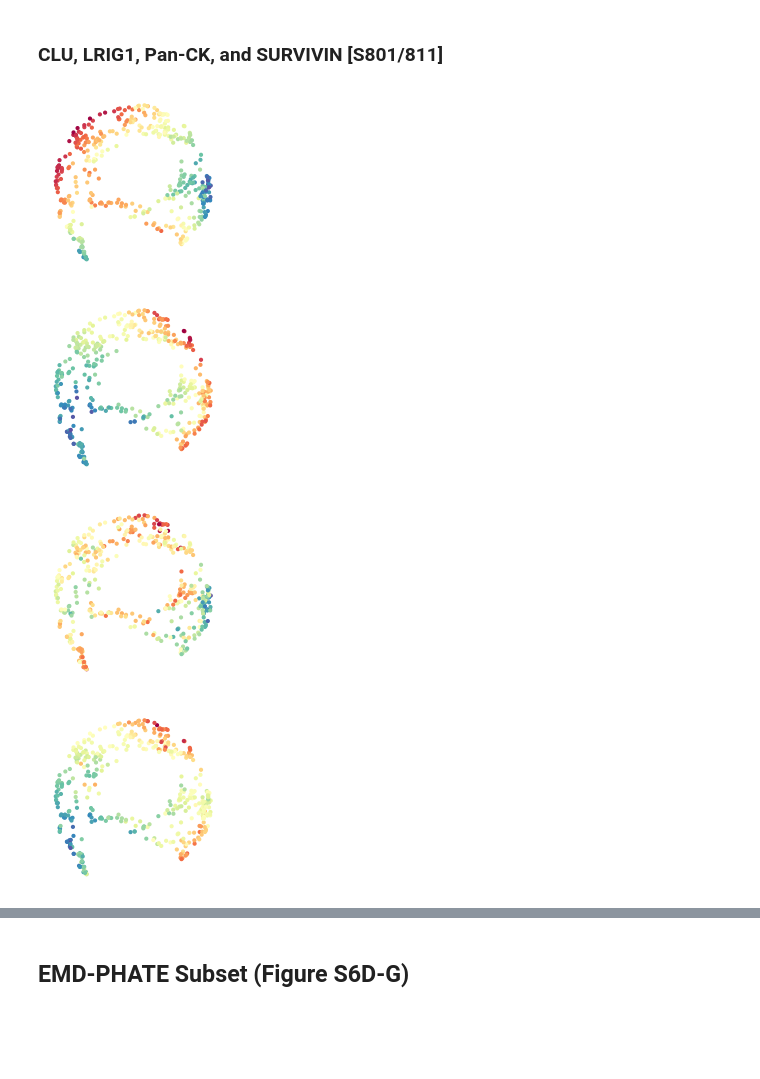
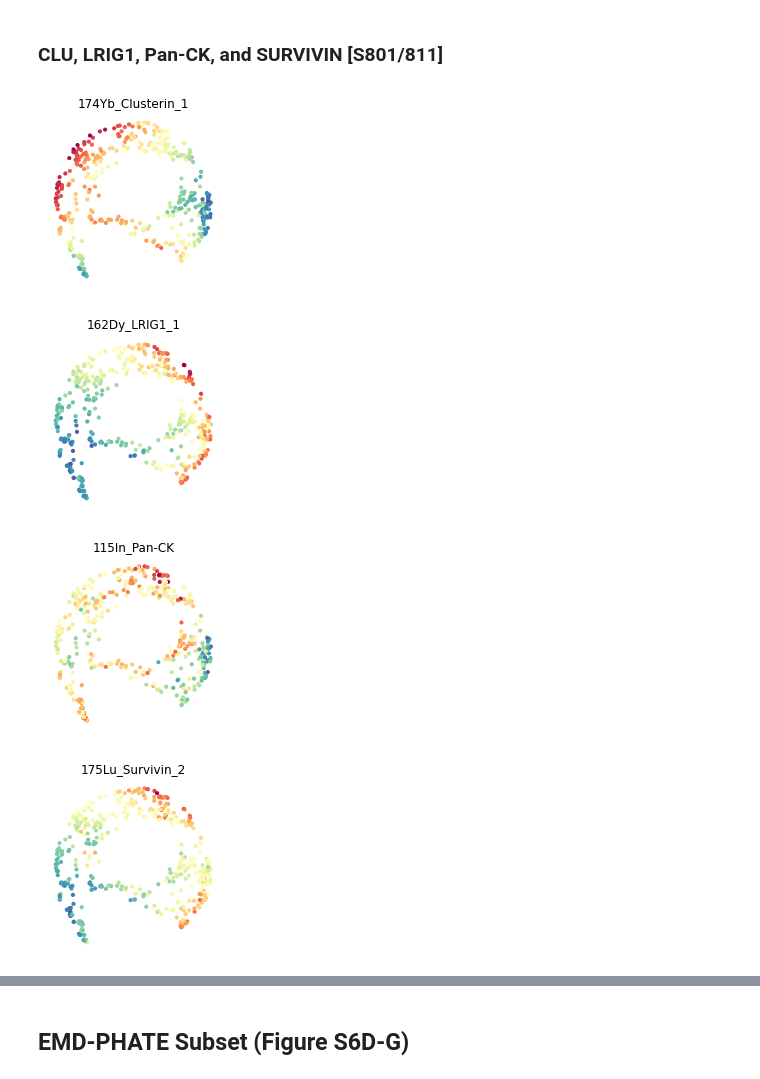
Before and after one commit to TAPE-Lab/Qin-CardosoRodriguez-et-al, a Jupyter notebook: Figure6-S6/Signal Perturbation/signal-perturbation_fig-6-s6.ipynb, the cells around one changed output, grey strips where cells are left out. Drawn from its saved outputs; the diff is of its cells as text; code cells hidden in the pictures; blank space fills up the shorter version.

```diff
--- a/Figure6-S6/Signal Perturbation/signal-perturbation_fig-6-s6.ipynb
+++ b/Figure6-S6/Signal Perturbation/signal-perturbation_fig-6-s6.ipynb
@@ -229,28 +231,29 @@ for facet in facets:
 # %%
 for marker in ["174Yb_Clusterin_1",  "162Dy_LRIG1_1", "115In_Pan-CK","175Lu_Survivin_2"]:
     fig, ax = plt.subplots(1, 1, figsize=(2.2, 2.2))
     fig = scprep.plot.scatter2d(
         Y_phate_df.iloc[:, -2:],
         c=Y_phate_df.loc[:, marker],
         cmap=sns.color_palette("Spectral_r", as_cmap=True),
         ticks=False,
         s=4,
         xlabel="",
         ylabel="",
         legend=False,
-        title="",
+        title=marker,
+        fontsize=5,
         ax=ax,
     )
     fig.axis("off")
     # plt.savefig(
     #     f"{output_dir}/EMD-PHATE_WNT-EGF-Gradient_{marker}.pdf",
     #     bbox_inches="tight",
     #     )
 # %% [output]
-[figure, old version]
+[figure, new version]
-[figure, old version]
+[figure, new version]
-[figure, old version]
+[figure, new version]
-[figure, old version]
+[figure, new version]
 [interactive output not drawn]
 # %% [markdown]
 ## EMD-PHATE Subset (Figure S6D-G)
```
Also changed, not shown: parts of 7 cells of this notebook, 7 other files.
